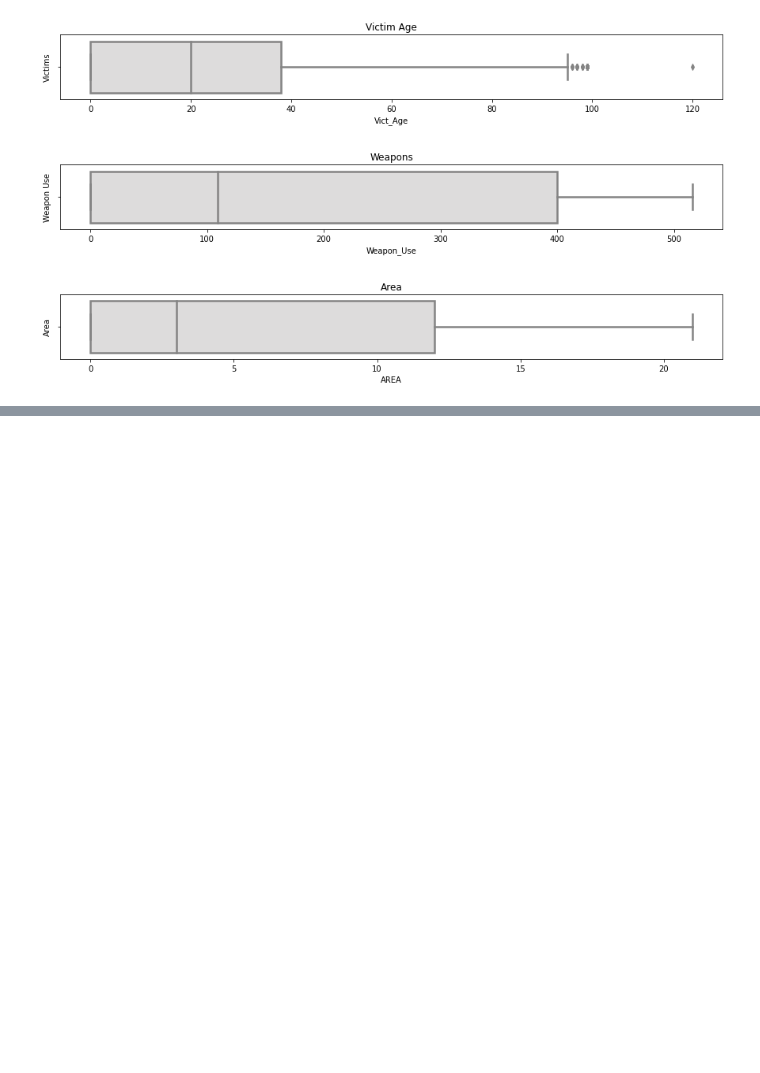
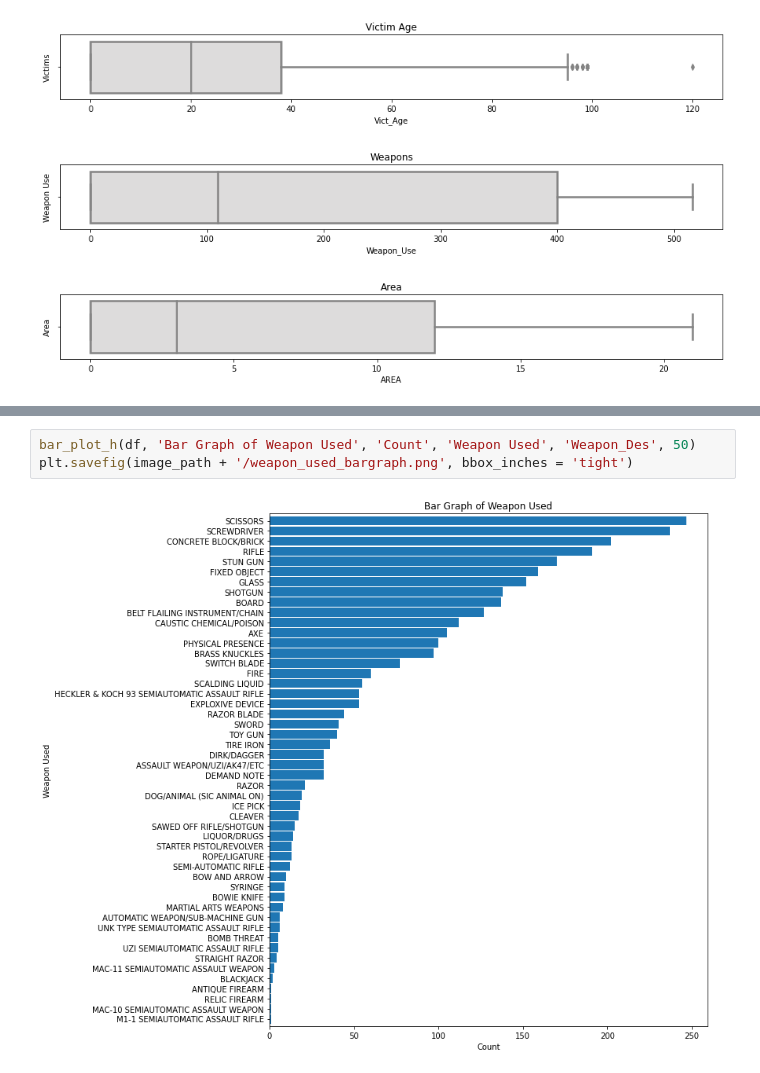
Before and after one commit to MSADS-Capstone/navigating_crime, a Jupyter notebook: Code Library/data_exploration_phase1.ipynb, the cells around one changed output, grey strips where cells are left out. Drawn from its saved outputs; the diff is of its cells as text; blank space fills up the shorter version.

```diff
--- a/Code Library/data_exploration_phase1.ipynb
+++ b/Code Library/data_exploration_phase1.ipynb
@@ -353,0 +379,5 @@ The distribution is positively skewed.
+# %%
+bar_plot_h(df, 'Bar Graph of Weapon Used', 'Count', 'Weapon Used', 'Weapon_Des', 50)
+plt.savefig(image_path + '/weapon_used_bargraph.png', bbox_inches = 'tight')
+# %% [output]
+[figure, added]
```
Also changed, not shown: parts of 5 cells of this notebook, 4 other files.
